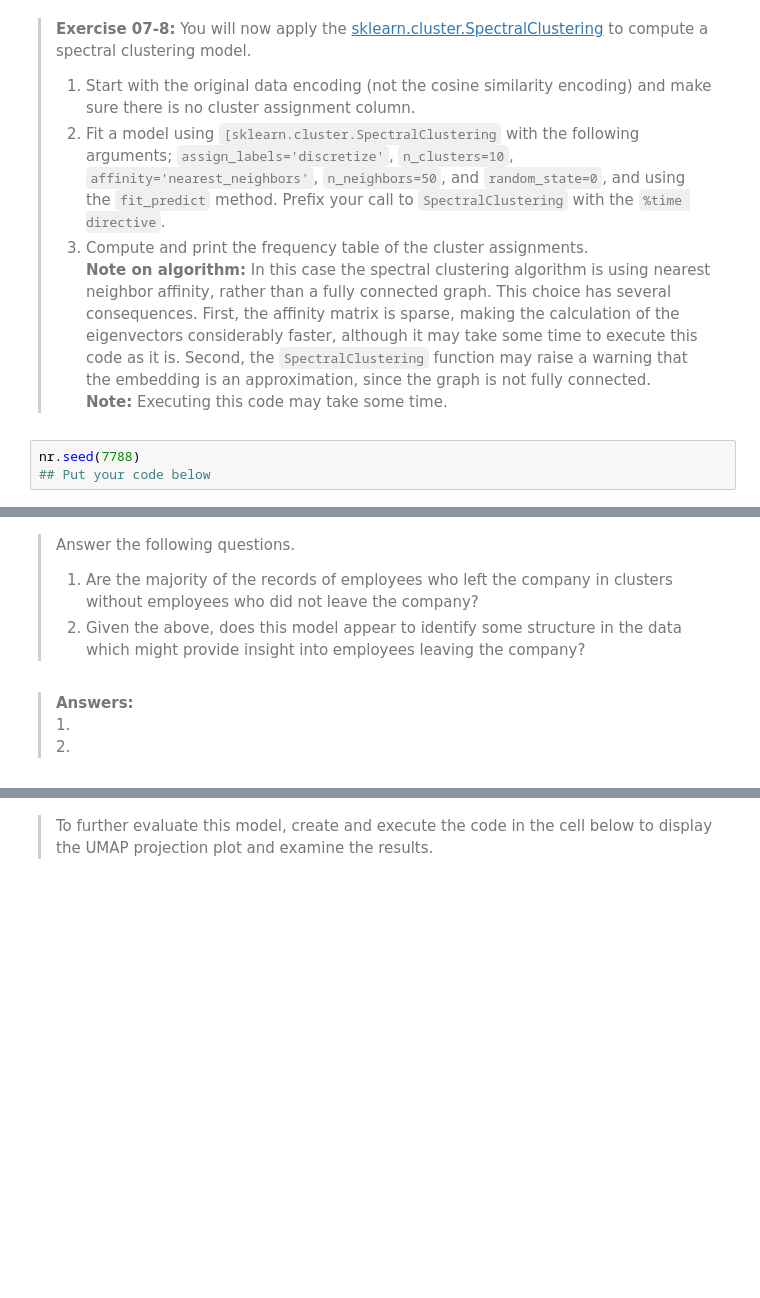
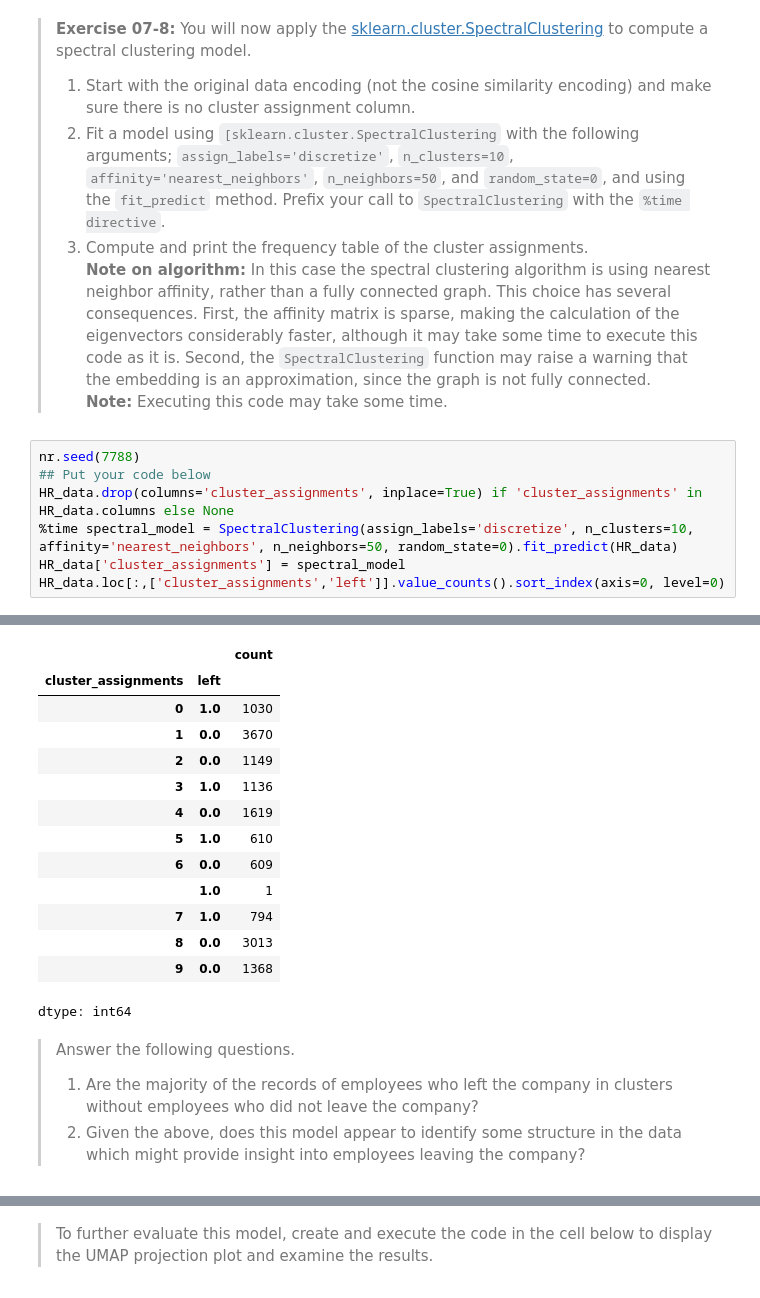
Before and after one commit to whendo/CSCI-E-108, a Jupyter notebook: notebooks/07_ClusterModels.ipynb, the cells around one changed output, grey strips where cells are left out. Cells and saved outputs as stored; diff of their text form; blank space fills up the shorter version.

```diff
--- a/notebooks/07_ClusterModels.ipynb
+++ b/notebooks/07_ClusterModels.ipynb
@@ -1074,6 +1097,11 @@ Spectral clustering is a graph-based clustering algorithm. In summary, the algor
 > 3. Compute and print the frequency table of the cluster assignments.
 > **Note on algorithm:** In this case the spectral clustering algorithm is using nearest neighbor affinity, rather than a fully connected graph. This choice has several consequences. First, the affinity matrix is sparse, making the calculation of the eigenvectors considerably faster, although it may take some time to execute this code as it is. Second, the `SpectralClustering` function may raise a warning that the embedding is an approximation, since the graph is not fully connected.
 > **Note:** Executing this code may take some time.
-# %%
-nr.seed(7788)
-## Put your code below
+# %%
+nr.seed(7788)
+## Put your code below
+HR_data.drop(columns='cluster_assignments', inplace=True) if 'cluster_assignments' in HR_data.columns else None
+%time spectral_model = SpectralClustering(assign_labels='discretize', n_clusters=10, affinity='nearest_neighbors', n_neighbors=50, random_state=0).fit_predict(HR_data)
+HR_data['cluster_assignments'] = spectral_model
+HR_data.loc[:,['cluster_assignments','left']].value_counts().sort_index(axis=0, level=0)
+# %% [output]
@@ -1080,8 +1110,18 @@ nr.seed(7788)
+|  |  | count |
+| cluster_assignments | left |  |
+| 0 | 1.0 | 1030 |
+| 1 | 0.0 | 3670 |
+| 2 | 0.0 | 1149 |
+| 3 | 1.0 | 1136 |
+| 4 | 0.0 | 1619 |
+| 5 | 1.0 | 610 |
+| 6 | 0.0 | 609 |
+|  | 1.0 | 1 |
+| 7 | 1.0 | 794 |
+| 8 | 0.0 | 3013 |
+| 9 | 0.0 | 1368 |
+dtype: int64
 # %% [markdown]
 > Answer the following questions.
 > 1. Are the majority of the records of employees who left the company in clusters without employees who did not leave the company?
 > 2. Given the above, does this model appear to identify some structure in the data which might provide insight into employees leaving the company?
-# %% [markdown]
-> **Answers:**
-> 1.
-> 2.
```
Also changed, not shown: parts of 42 cells of this notebook.
